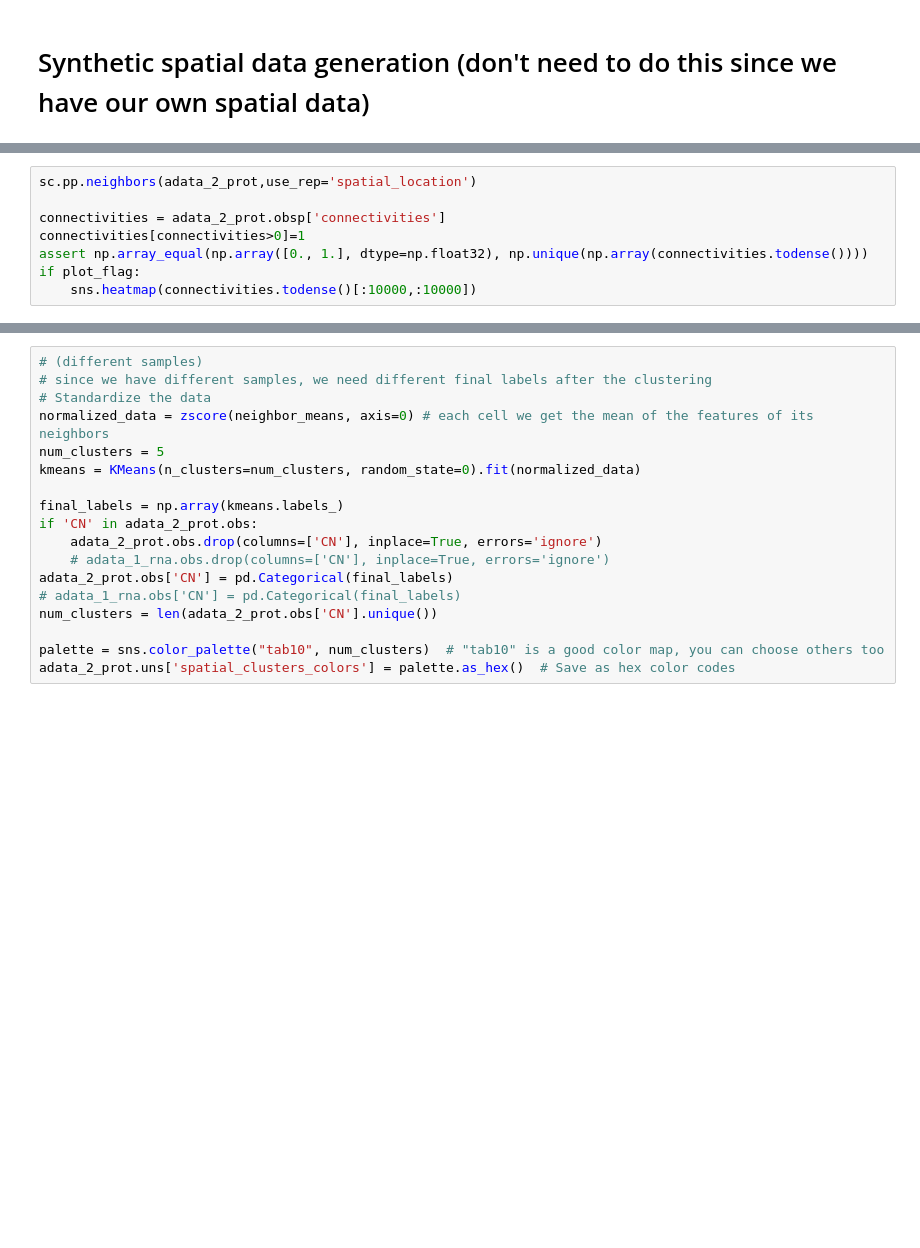
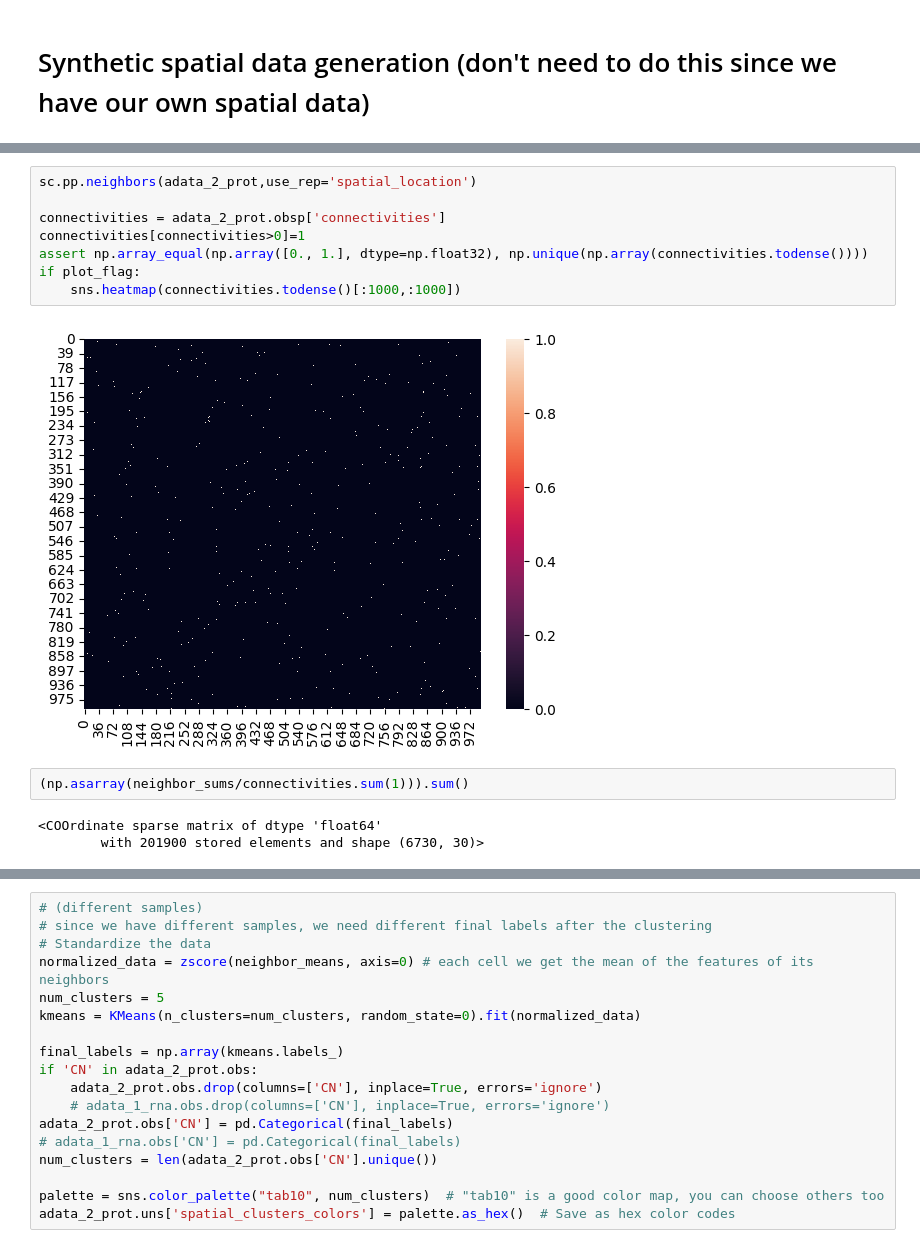
Before and after one commit to reformist/Mapping-scRNA-seq-Variability-Using-Co-Embedding-to-Understand-Cell-Neighborhood-Effects, a Jupyter notebook: CITE-seq_RNA_seq/archetype_generation_real.ipynb, the cells around one changed output, grey strips where cells are left out. Cells and saved outputs as stored; diff of their text form; blank space fills up the shorter version.

```diff
--- a/CITE-seq_RNA_seq/archetype_generation_real.ipynb
+++ b/CITE-seq_RNA_seq/archetype_generation_real.ipynb
@@ -518,11 +585,18 @@ if plot_flag:
 # %%
 sc.pp.neighbors(adata_2_prot,use_rep='spatial_location')
 
 connectivities = adata_2_prot.obsp['connectivities']
 connectivities[connectivities>0]=1
 assert np.array_equal(np.array([0., 1.], dtype=np.float32), np.unique(np.array(connectivities.todense())))
 if plot_flag:
-    sns.heatmap(connectivities.todense()[:10000,:10000])
+    sns.heatmap(connectivities.todense()[:1000,:1000])
+# %% [output]
+[figure, added]
+# %%
+(np.asarray(neighbor_sums/connectivities.sum(1))).sum()
+# %% [output]
+<COOrdinate sparse matrix of dtype 'float64'
+        with 201900 stored elements and shape (6730, 30)>
 # %%
 neighbor_sums = connectivities.dot(adata_2_prot.X) # get the sum of all neighbors
 # neighbor_means = neighbor_sums/(0.00001+neighbor_sums.sum(1))[:,np.newaxis] # normalize
```
Also changed, not shown: parts of 25 cells of this notebook.
